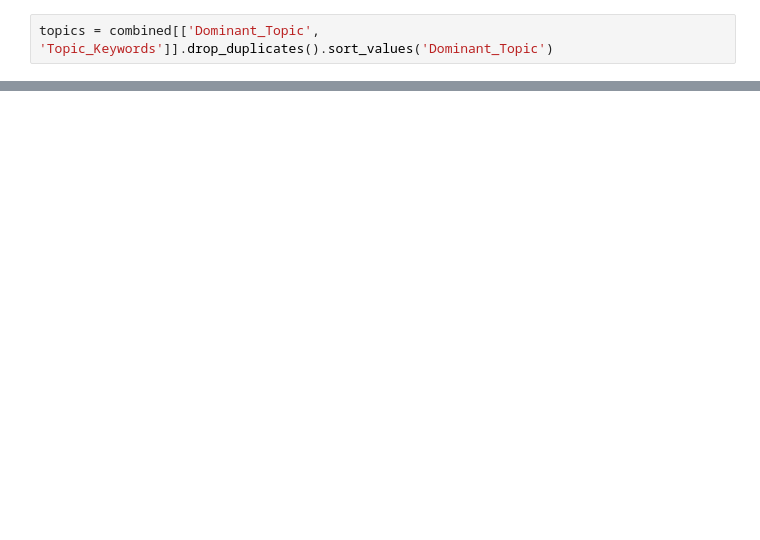
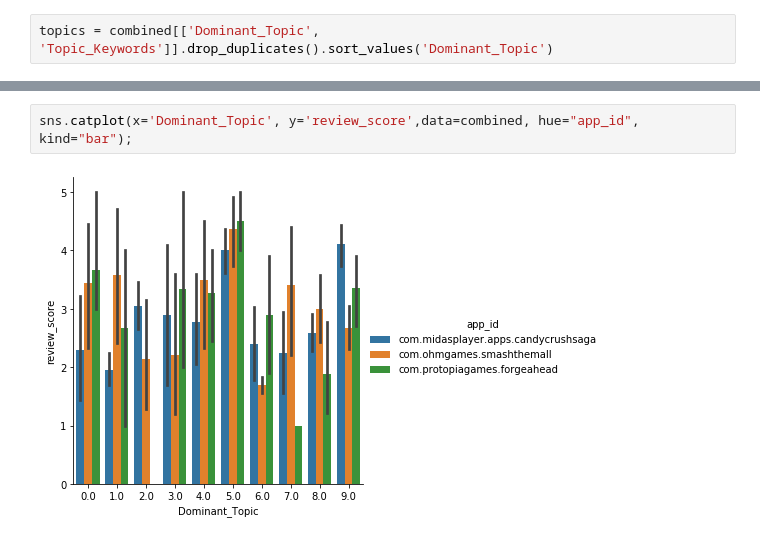
Before and after one commit to Zayeem/rvwanalyzr, a Jupyter notebook: review_analyzer/rvwanalyzr.ipynb, the cells around one changed output, grey strips where cells are left out. Drawn from its saved outputs; the diff is of its cells as text; blank space fills up the shorter version.

```diff
--- a/review_analyzer/rvwanalyzr.ipynb
+++ b/review_analyzer/rvwanalyzr.ipynb
@@ -60,0 +71,4 @@ topics.style.hide_index()
+# %%
+sns.catplot(x='Dominant_Topic', y='review_score',data=combined, hue="app_id", kind="bar");
+# %% [output]
+[figure, added]
```
Also changed, not shown: parts of 7 cells of this notebook.
